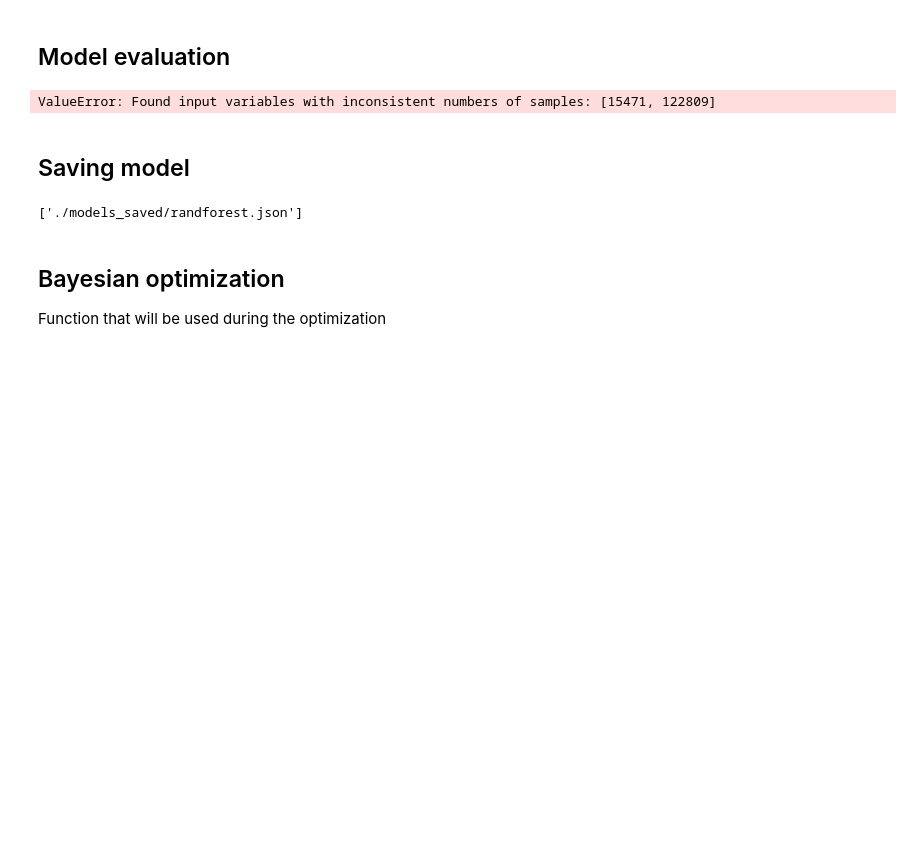
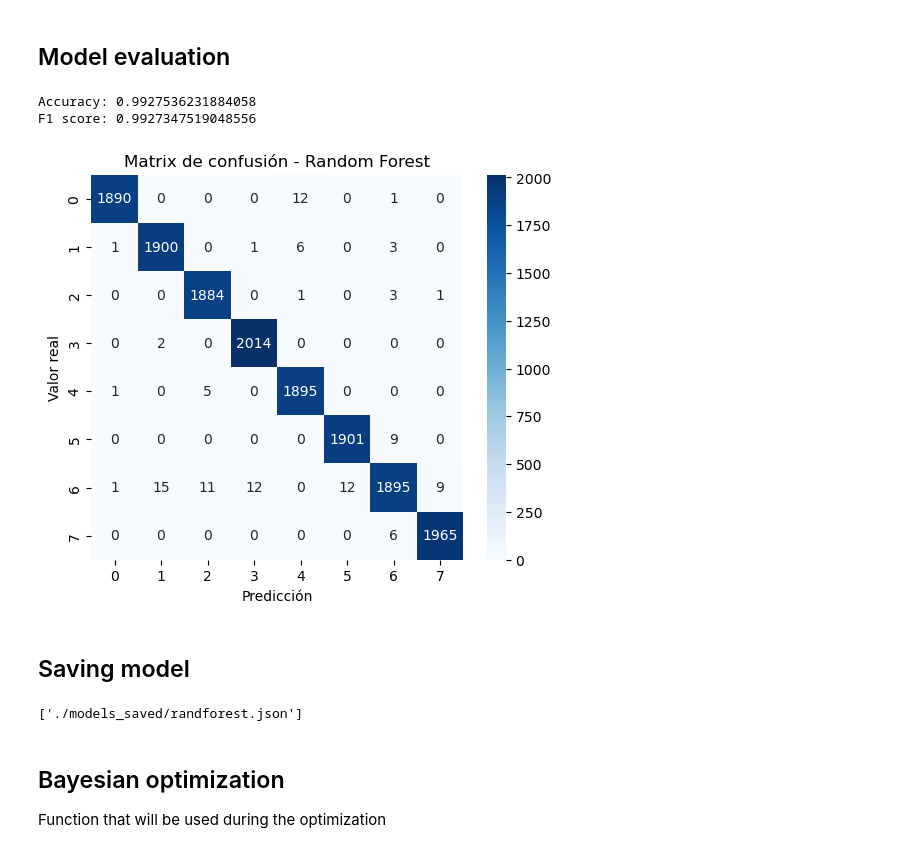
Before and after one commit to TheDavidLaCosa/MiniTFM, a Jupyter notebook: models_nn.ipynb, the cells around one changed output. Cells and saved outputs as stored; diff of their text form; code cells hidden in the pictures; blank space fills up the shorter version.

```diff
--- a/models_nn.ipynb
+++ b/models_nn.ipynb
@@ -81,8 +80,8 @@ class MyDataLoader(Dataset):
 train_dataset = MyDataLoader(x_train, y_train)
 test_dataset = MyDataLoader(x_test, y_test)
 
-train_loader = DataLoader(train_dataset, batch_size = 16, drop_last=True)
-test_loader = DataLoader(test_dataset, batch_size = 16, drop_last=True)
+train_loader = DataLoader(train_dataset, batch_size = 32, drop_last=True)
+test_loader = DataLoader(test_dataset, batch_size = 32, drop_last=True)
 # %% [markdown]
 ## Neural Network
 # %%
@@ -109,3 +108,5 @@ class MLP(nn.Module):
 
     def forward(self, x):
         return self.layers(x)
+# %%
+device = torch.device("cuda" if torch.cuda.is_available() else "cpu")
@@ -121,11 +128,6 @@ train_loss = []
 patience = 100
 best_loss = float('inf')
 trigger_times = 0
-
-xxnn = MLP()
-
-criterion = nn.CrossEntropyLoss()
-optimizer = optim.Adam(xxnn.parameters(), lr = 0.001)
 
 # Entrenamento
 for epoch in range(n_epochs):
@@ -140,6 +142,10 @@ for epoch in range(n_epochs):
     all_targets = []
 
     for batch_x, batch_y in train_loader:
+
+        batch_x = batch_x.to(device)
+        batch_y = batch_y.to(device)
+
 
         outputs = xxnn(batch_x)
         loss = criterion(outputs, batch_y)
@@ -165,6 +171,10 @@ for epoch in range(n_epochs):
         total_samples = 0
 
         for batch_x, batch_y in test_loader:
+
+            batch_x = batch_x.to(device)
+            batch_y = batch_y.to(device)
+
             test_outputs = xxnn(batch_x)
             test_lo = criterion(test_outputs, batch_y)
 
@@ -236,20 +258,22 @@ ValueError: Found input variables with inconsistent numbers of samples: [15471,
 # %% [markdown]
 ## Model evaluation
 # %%
-print(f"Accuracy: {accuracy_score(y_test, y_pred)}")
-print(f"F1 score: {f1_score(y_test, y_pred, average = 'weighted')}")
+print(f"Accuracy: {accuracy_score(y_true, y_pred)}")
+print(f"F1 score: {f1_score(y_true, y_pred, average = 'weighted')}")
 
-cm = confusion_matrix(y_test, y_pred)
+cm = confusion_matrix(y_true, y_pred)
 
 plt.figure(figsize=(6, 5))
 sns.heatmap(cm, annot=True, fmt='d', cmap='Blues')
 
 plt.xlabel('Predicción')
 plt.ylabel('Valor real')
 plt.title('Matrix de confusión - Random Forest')
 plt.show()
 # %% [output]
-ValueError: Found input variables with inconsistent numbers of samples: [15471, 122809]
+Accuracy: 0.9927536231884058
+F1 score: 0.9927347519048556
+[figure, added]
 # %% [markdown]
 ## Saving model
 # %%
```
Also changed, not shown: parts of 5 cells of this notebook, 1 other file.
